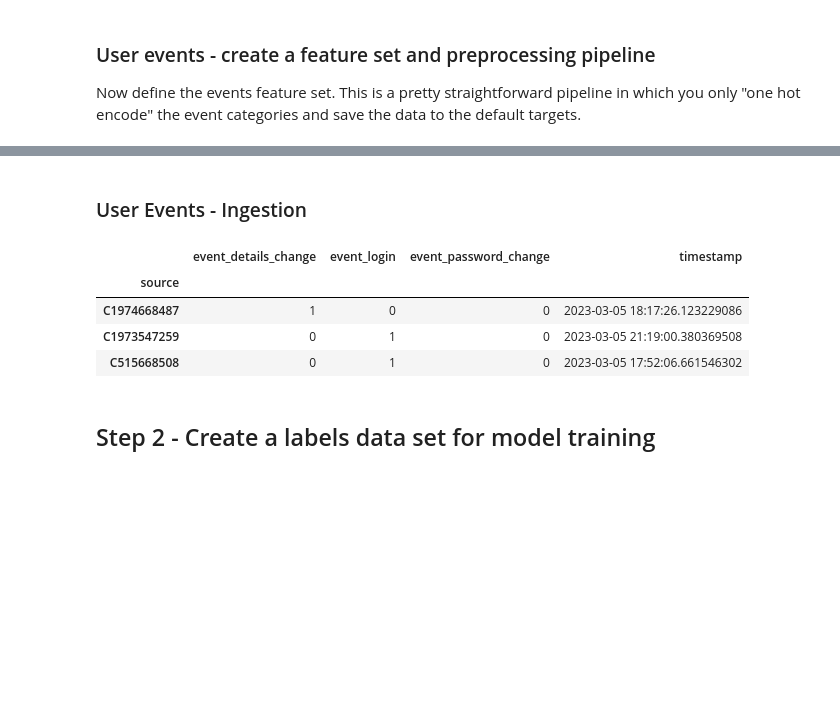
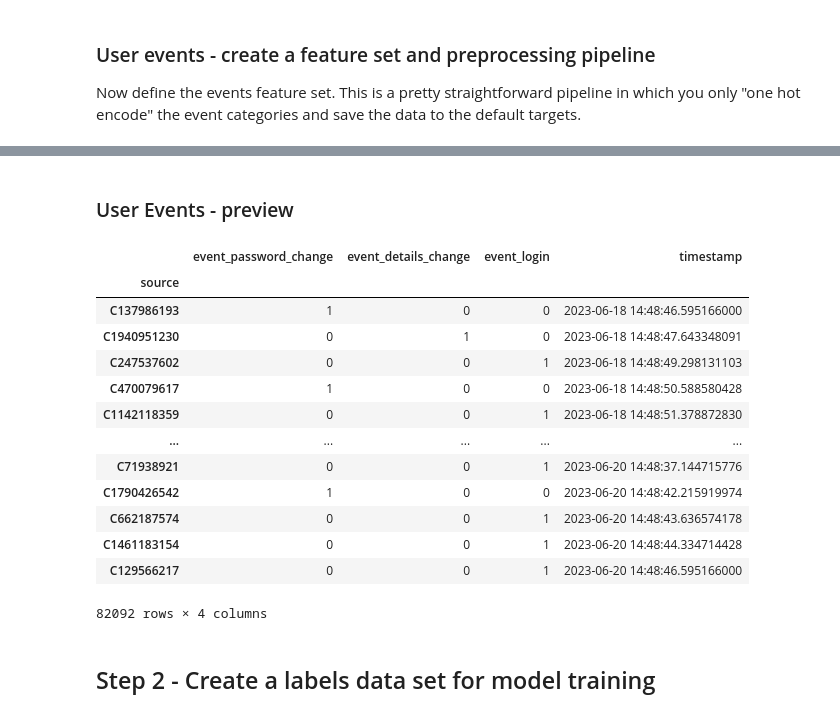
Before and after one commit to mlrun/demo-fraud, a Jupyter notebook: 01-ingest-datasources.ipynb, the cells around one changed output, grey strips where cells are left out. Drawn from its saved outputs; the diff is of its cells as text; code cells hidden in the pictures; blank space fills up the shorter version.

```diff
--- a/01-ingest-datasources.ipynb
+++ b/01-ingest-datasources.ipynb
@@ -210,17 +232,24 @@ user_events_set.plot(rankdir="LR", with_targets=True)
 # %% [output]
 [drawing not drawn]
 # %% [markdown]
-### User Events - Ingestion
+### User Events - preview
-# %%
-# Ingestion of your newly created events feature set
-events_df = fstore.ingest(user_events_set, user_events_data)
-events_df.head(3)
-# %% [output]
-|  | event_details_change | event_login | event_password_change | timestamp |
-| source |  |  |  |  |
-| C1974668487 | 1 | 0 | 0 | 2023-03-05 18:17:26.123229086 |
-| C1973547259 | 0 | 1 | 0 | 2023-03-05 21:19:00.380369508 |
-| C515668508 | 0 | 1 | 0 | 2023-03-05 17:52:06.661546302 |
+# %%
+fstore.preview(user_events_set, user_events_data)
+# %% [output]
+|  | event_password_change | event_details_change | event_login | timestamp |
+| source |  |  |  |  |
+| C137986193 | 1 | 0 | 0 | 2023-06-18 14:48:46.595166000 |
+| C1940951230 | 0 | 1 | 0 | 2023-06-18 14:48:47.643348091 |
+| C247537602 | 0 | 0 | 1 | 2023-06-18 14:48:49.298131103 |
+| C470079617 | 1 | 0 | 0 | 2023-06-18 14:48:50.588580428 |
+| C1142118359 | 0 | 0 | 1 | 2023-06-18 14:48:51.378872830 |
+| ... | ... | ... | ... | ... |
+| C71938921 | 0 | 0 | 1 | 2023-06-20 14:48:37.144715776 |
+| C1790426542 | 1 | 0 | 0 | 2023-06-20 14:48:42.215919974 |
+| C662187574 | 0 | 0 | 1 | 2023-06-20 14:48:43.636574178 |
+| C1461183154 | 0 | 0 | 1 | 2023-06-20 14:48:44.334714428 |
+| C129566217 | 0 | 0 | 1 | 2023-06-20 14:48:46.595166000 |
+82092 rows × 4 columns
 # %% [markdown]
 ## Step 2 - Create a labels data set for model training
 # %% [markdown]
```
Also changed, not shown: parts of 21 cells of this notebook.
